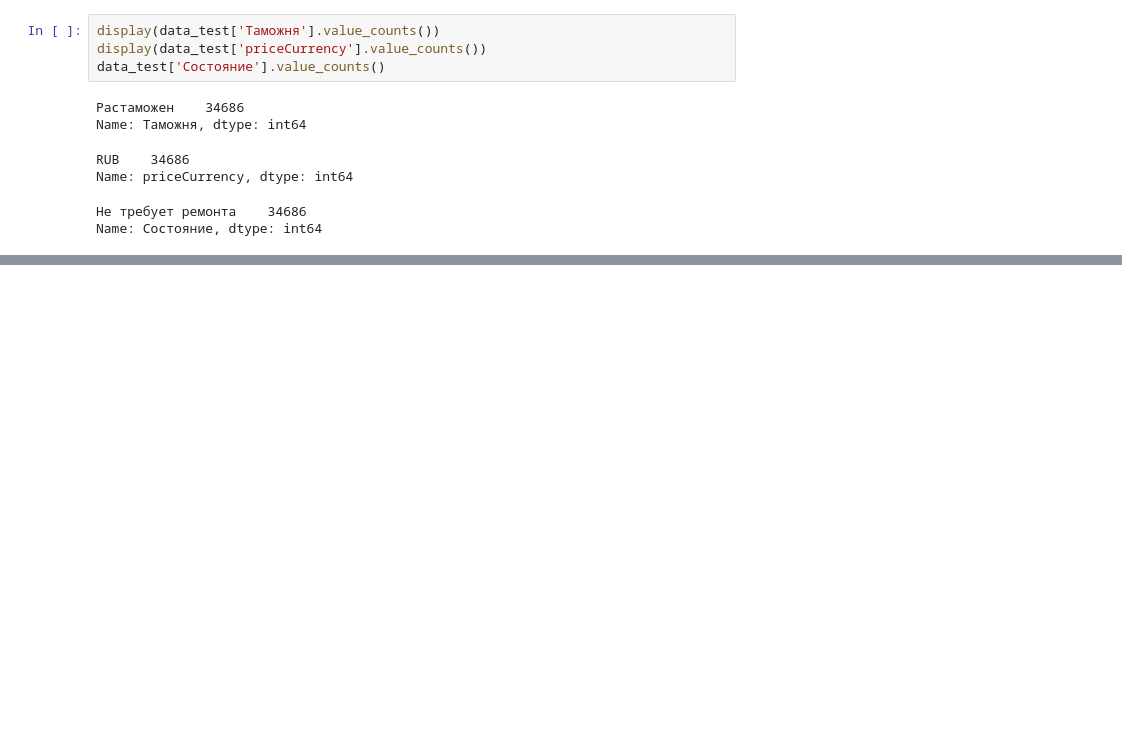
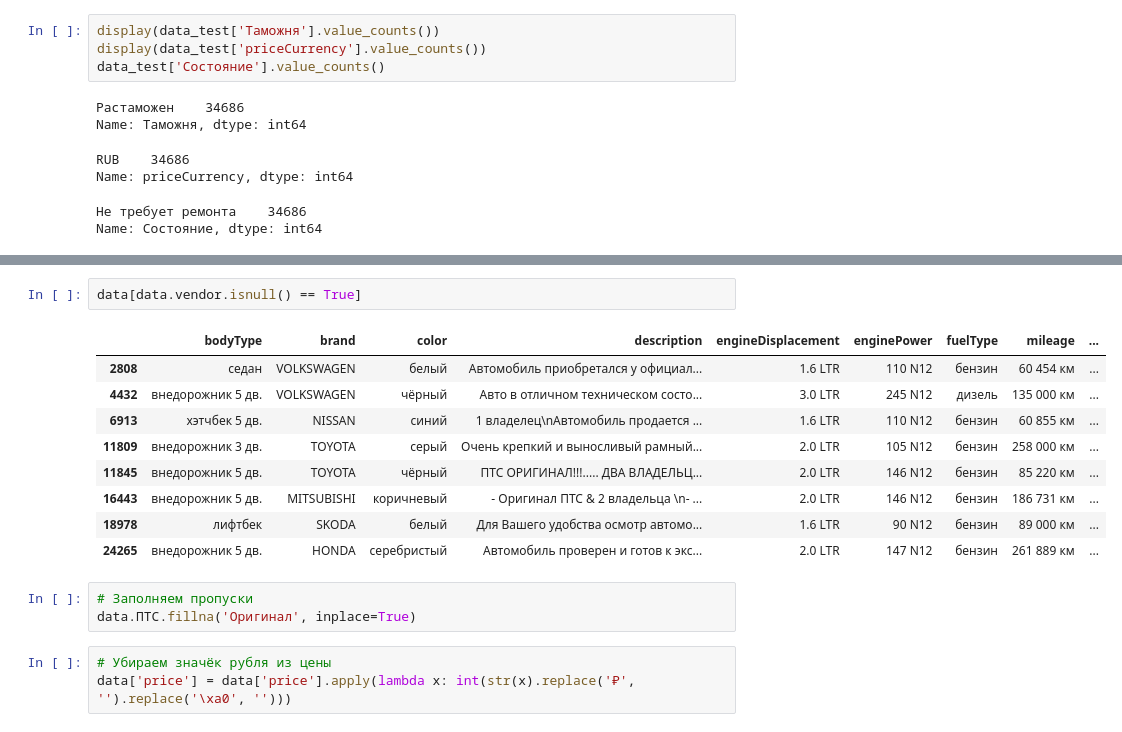
Before and after one commit to IvanAleshin/Skillfactory_projects, a Jupyter notebook: module_5/Car_Price_prediction.ipynb, the cells around one changed output, grey strips where cells are left out. Saved outputs shown, nothing was run; the diff lists cells and outputs as text; blank space fills up the shorter version.

```diff
--- a/module_5/Car_Price_prediction.ipynb
+++ b/module_5/Car_Price_prediction.ipynb
@@ -220,0 +295,18 @@ BaseException: response code503
+# %%
+data[data.vendor.isnull() == True]
+# %% [output]
+|  | bodyType | brand | color | description | engineDisplacement | enginePower | fuelType | mileage | ... |
+| 2808 | седан | VOLKSWAGEN | белый | Автомобиль приобретался у официал... | 1.6 LTR | 110 N12 | бензин | 60 454 км | ... |
+| 4432 | внедорожник 5 дв. | VOLKSWAGEN | чёрный | Авто в отличном техническом состо... | 3.0 LTR | 245 N12 | дизель | 135 000 км | ... |
+| 6913 | хэтчбек 5 дв. | NISSAN | синий | 1 владелец\nАвтомобиль продается ... | 1.6 LTR | 110 N12 | бензин | 60 855 км | ... |
+| 11809 | внедорожник 3 дв. | TOYOTA | серый | Очень крепкий и выносливый рамный... | 2.0 LTR | 105 N12 | бензин | 258 000 км | ... |
+| 11845 | внедорожник 5 дв. | TOYOTA | чёрный | ПТС ОРИГИНАЛ!!!..... ДВА ВЛАДЕЛЬЦ... | 2.0 LTR | 146 N12 | бензин | 85 220 км | ... |
+| 16443 | внедорожник 5 дв. | MITSUBISHI | коричневый | - Оригинал ПТС & 2 владельца \n- ... | 2.0 LTR | 146 N12 | бензин | 186 731 км | ... |
+| 18978 | лифтбек | SKODA | белый | Для Вашего удобства осмотр автомо... | 1.6 LTR | 90 N12 | бензин | 89 000 км | ... |
+| 24265 | внедорожник 5 дв. | HONDA | серебристый | Автомобиль проверен и готов к экс... | 2.0 LTR | 147 N12 | бензин | 261 889 км | ... |
+# %%
+# Заполняем пропуски
+data.ПТС.fillna('Оригинал', inplace=True)
+# %%
+# Убираем значёк рубля из цены
+data['price'] = data['price'].apply(lambda x: int(str(x).replace('₽', '').replace('\xa0', '')))
```
Also changed, not shown: parts of 34 cells of this notebook, 1 other file.
